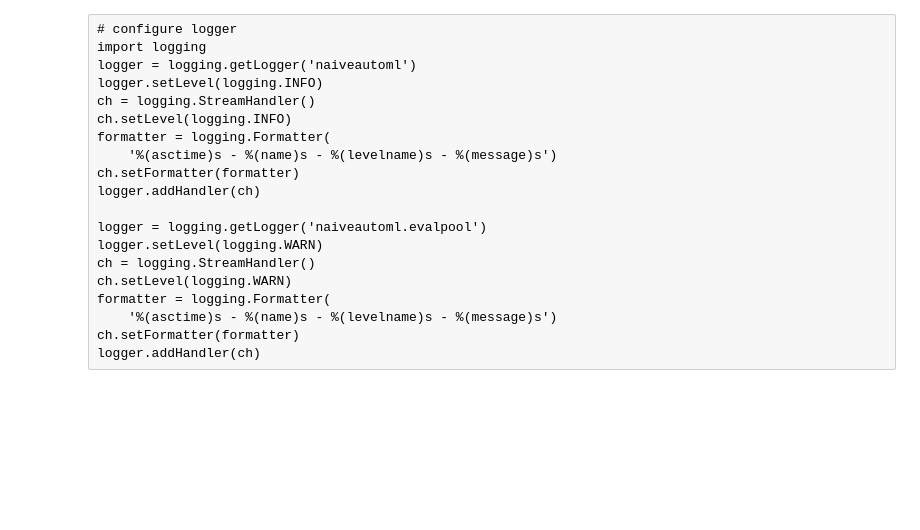
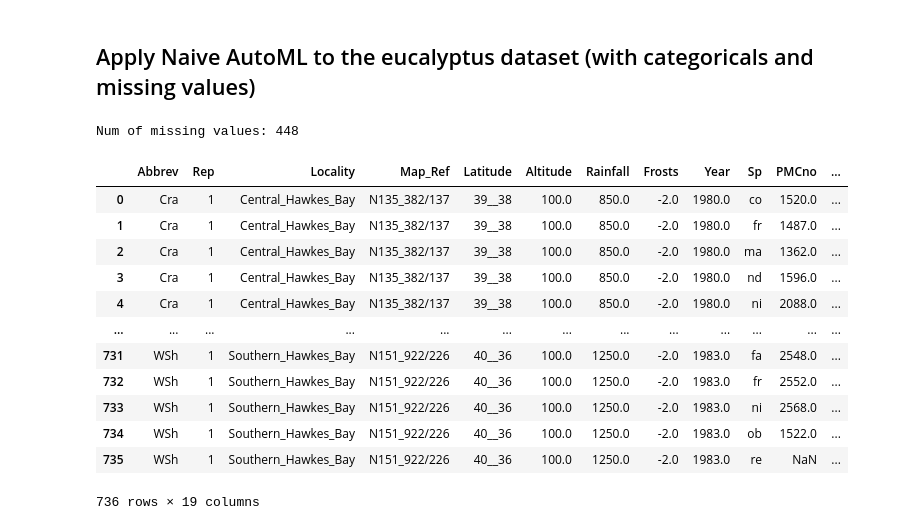
Before and after one commit to fmohr/naiveautoml, a Jupyter notebook: python/usage-example.ipynb, the cells around one changed output. Drawn from its saved outputs; the diff is of its cells as text; code cells hidden in the pictures; blank space fills up the shorter version.

```diff
--- a/python/usage-example.ipynb
+++ b/python/usage-example.ipynb
@@ -45,20 +52,0 @@ plt.show()
-# %% [raw]
-# configure logger
-import logging
-logger = logging.getLogger('naiveautoml')
-logger.setLevel(logging.INFO)
-ch = logging.StreamHandler()
-ch.setLevel(logging.INFO)
-formatter = logging.Formatter(
-    '%(asctime)s - %(name)s - %(levelname)s - %(message)s')
-ch.setFormatter(formatter)
-logger.addHandler(ch)
-
-logger = logging.getLogger('naiveautoml.evalpool')
-logger.setLevel(logging.WARN)
-ch = logging.StreamHandler()
-ch.setLevel(logging.WARN)
-formatter = logging.Formatter(
-    '%(asctime)s - %(name)s - %(levelname)s - %(message)s')
-ch.setFormatter(formatter)
-logger.addHandler(ch)
@@ -69,2 +53,4 @@ X, y = sklearn.datasets.load_iris(return_X_y=True)
+# %% [markdown]
+## Apply Naive AutoML to the eucalyptus dataset (with categoricals and missing values)
 # %%
 import openml
@@ -102,4 +63,21 @@ def get_dataset(openmlid):
     return X, y
 # %%
-X, y = get_dataset(23517)
+X, y = get_dataset(188)
+print(f"Num of missing values: {X.isna().sum().sum()}")
+X
+# %% [output]
+Num of missing values: 448
+|  | Abbrev | Rep | Locality | Map_Ref | Latitude | Altitude | Rainfall | Frosts | Year | Sp | PMCno | ... |
+| 0 | Cra | 1 | Central_Hawkes_Bay | N135_382/137 | 39__38 | 100.0 | 850.0 | -2.0 | 1980.0 | co | 1520.0 | ... |
+| 1 | Cra | 1 | Central_Hawkes_Bay | N135_382/137 | 39__38 | 100.0 | 850.0 | -2.0 | 1980.0 | fr | 1487.0 | ... |
+| 2 | Cra | 1 | Central_Hawkes_Bay | N135_382/137 | 39__38 | 100.0 | 850.0 | -2.0 | 1980.0 | ma | 1362.0 | ... |
+| 3 | Cra | 1 | Central_Hawkes_Bay | N135_382/137 | 39__38 | 100.0 | 850.0 | -2.0 | 1980.0 | nd | 1596.0 | ... |
+| 4 | Cra | 1 | Central_Hawkes_Bay | N135_382/137 | 39__38 | 100.0 | 850.0 | -2.0 | 1980.0 | ni | 2088.0 | ... |
+| ... | ... | ... | ... | ... | ... | ... | ... | ... | ... | ... | ... | ... |
+| 731 | WSh | 1 | Southern_Hawkes_Bay | N151_922/226 | 40__36 | 100.0 | 1250.0 | -2.0 | 1983.0 | fa | 2548.0 | ... |
+| 732 | WSh | 1 | Southern_Hawkes_Bay | N151_922/226 | 40__36 | 100.0 | 1250.0 | -2.0 | 1983.0 | fr | 2552.0 | ... |
+| 733 | WSh | 1 | Southern_Hawkes_Bay | N151_922/226 | 40__36 | 100.0 | 1250.0 | -2.0 | 1983.0 | ni | 2568.0 | ... |
+| 734 | WSh | 1 | Southern_Hawkes_Bay | N151_922/226 | 40__36 | 100.0 | 1250.0 | -2.0 | 1983.0 | ob | 1522.0 | ... |
+| 735 | WSh | 1 | Southern_Hawkes_Bay | N151_922/226 | 40__36 | 100.0 | 1250.0 | -2.0 | 1983.0 | re | NaN | ... |
+736 rows × 19 columns
 # %%
```
Also changed, not shown: parts of 18 cells of this notebook, 3 other files.
